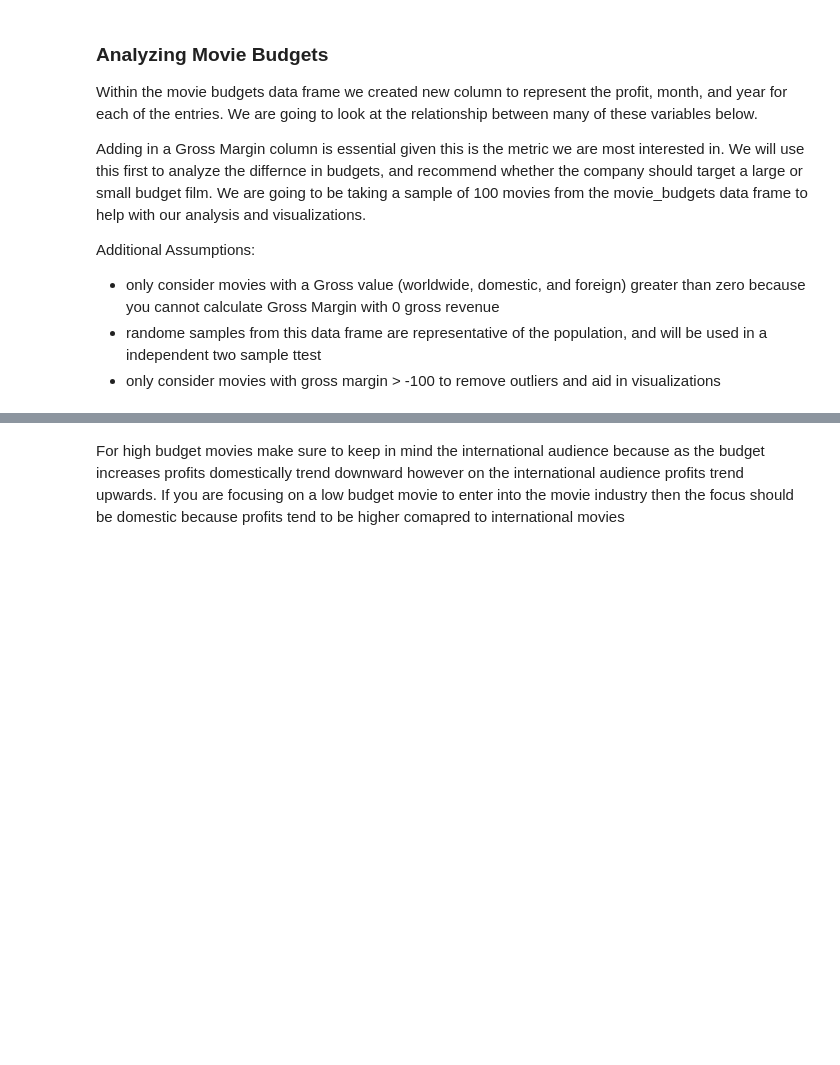
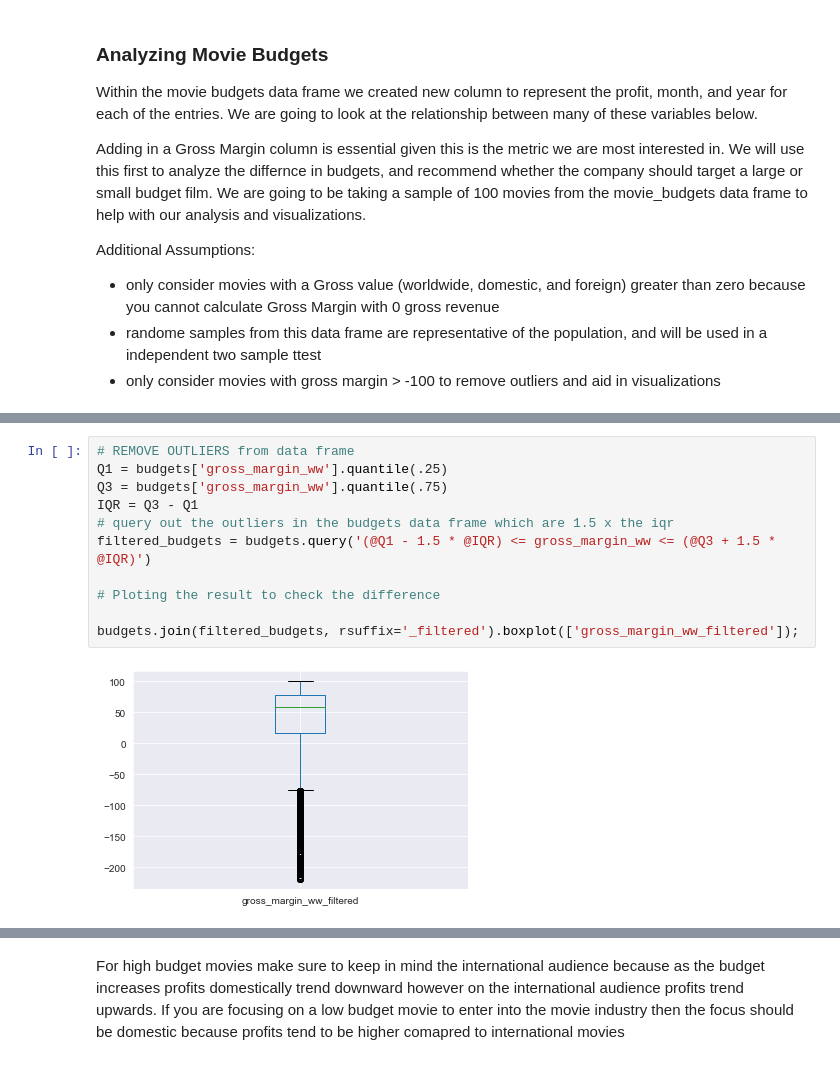
Before and after one commit to masonbatch/dsc-capstone, a Jupyter notebook: student.ipynb, the cells around one changed output, grey strips where cells are left out. Drawn from its saved outputs; the diff is of its cells as text; blank space fills up the shorter version.

Commit message:
removed outliers using iqr

```diff
--- a/student.ipynb
+++ b/student.ipynb
@@ -367,0 +382,13 @@ Additional Assumptions:
+# %%
+# REMOVE OUTLIERS from data frame
+Q1 = budgets['gross_margin_ww'].quantile(.25)
+Q3 = budgets['gross_margin_ww'].quantile(.75)
+IQR = Q3 - Q1
+# query out the outliers in the budgets data frame which are 1.5 x the iqr
+filtered_budgets = budgets.query('(@Q1 - 1.5 * @IQR) <= gross_margin_ww <= (@Q3 + 1.5 * @IQR)')
+
+# Ploting the result to check the difference
+
+budgets.join(filtered_budgets, rsuffix='_filtered').boxplot(['gross_margin_ww_filtered']);
+# %% [output]
+[figure, added]
```
Also changed, not shown: parts of 19 cells of this notebook.
